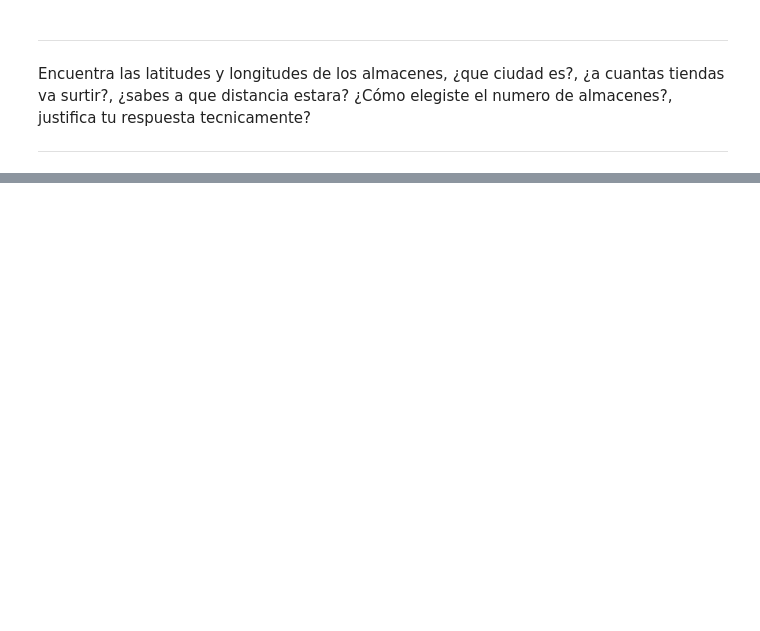
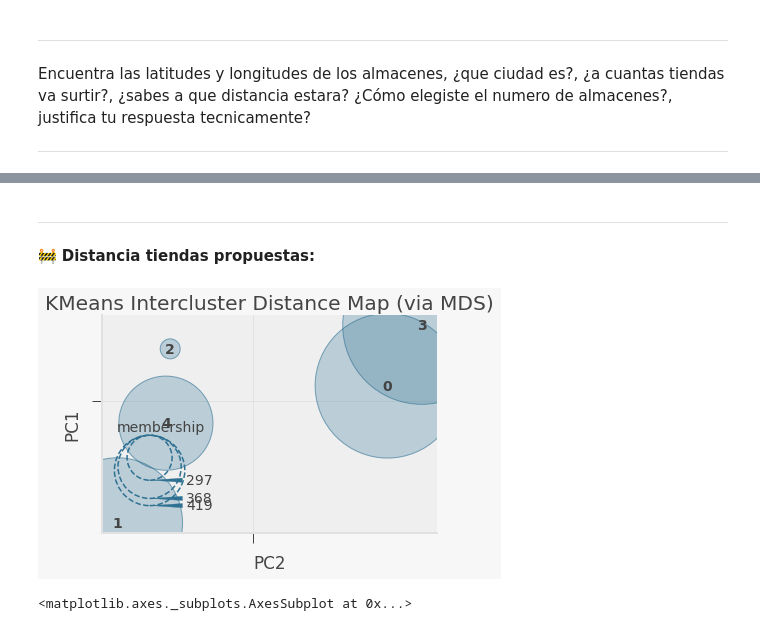
Before and after one commit to PosgradoMNA/actividades-de-aprendizaje-A01793509, a Jupyter notebook: Repaso_Regresiones_Kmeans_Notebook_2.A01793509.ipynb, the cells around one changed output, grey strips where cells are left out. Drawn from its saved outputs; the diff is of its cells as text; code cells hidden in the pictures; blank space fills up the shorter version.

```diff
--- a/Repaso_Regresiones_Kmeans_Notebook_2.A01793509.ipynb
+++ b/Repaso_Regresiones_Kmeans_Notebook_2.A01793509.ipynb
@@ -274,0 +429,15 @@ Encuentra las latitudes y longitudes de los almacenes, ¿que ciudad es?, ¿a cua
+# %% [markdown]
+---
+
+
+🚧 **Distancia tiendas propuestas:**
+# %%
+#Visualizamos la distancia entre los clusters identificados utilizando un visualizador "Intercluster Distance Map"
+Visualizador_MDS = InterclusterDistance(Modelo_KMeans_Ideal)
+#Ajustamos los datos en el visualizador
+Visualizador_MDS.fit(y_new_tiendas)
+#Graficamos los datos
+Visualizador_MDS.show()
+# %% [output]
+[figure, added]
+<matplotlib.axes._subplots.AxesSubplot at 0x...>
```
Also changed, not shown: parts of 24 cells of this notebook.
